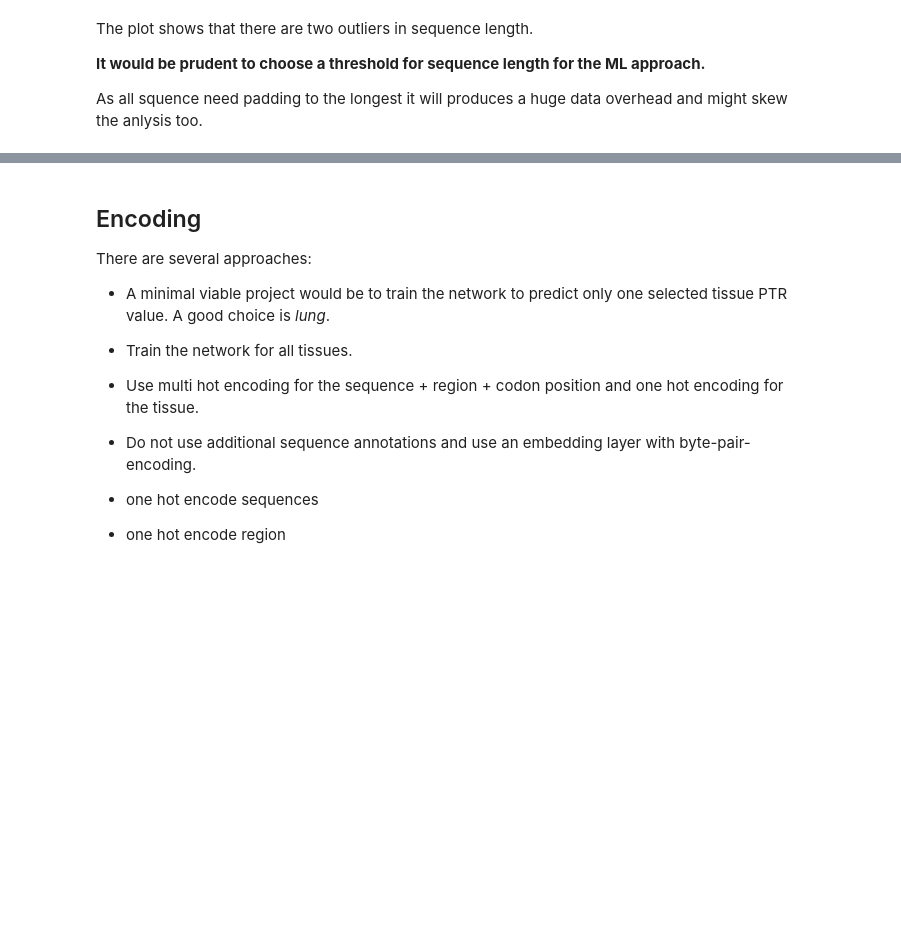
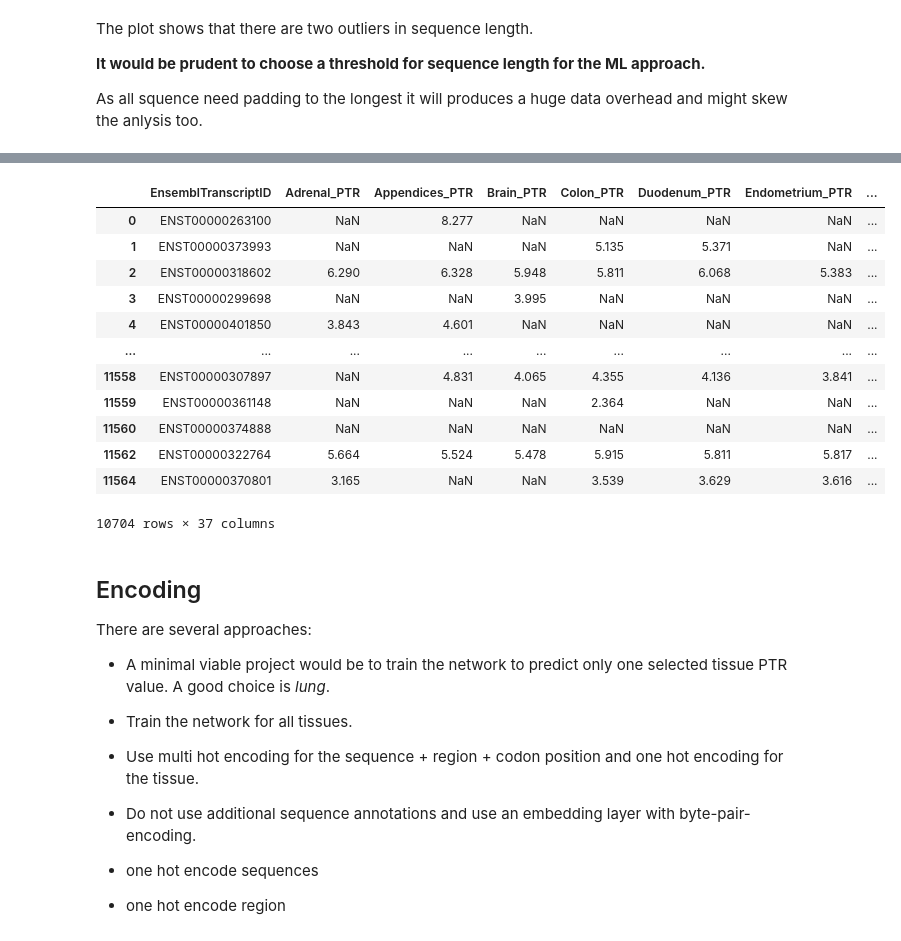
Before and after one commit to bleuchien/PTR-augur, a Jupyter notebook: notebooks/data_preprocessing2.ipynb, the cells around one changed output, grey strips where cells are left out. Cells and saved outputs as stored; diff of their text form; code cells hidden in the pictures; blank space fills up the shorter version.

```diff
--- a/notebooks/data_preprocessing2.ipynb
+++ b/notebooks/data_preprocessing2.ipynb
@@ -478,3 +490,19 @@ As all squence need padding to the longest it will produces a huge data overhead
+# %%
+df
+# %% [output]
+|  | EnsemblTranscriptID | Adrenal_PTR | Appendices_PTR | Brain_PTR | Colon_PTR | Duodenum_PTR | Endometrium_PTR | ... |
+| 0 | ENST00000263100 | NaN | 8.277 | NaN | NaN | NaN | NaN | ... |
+| 1 | ENST00000373993 | NaN | NaN | NaN | 5.135 | 5.371 | NaN | ... |
+| 2 | ENST00000318602 | 6.290 | 6.328 | 5.948 | 5.811 | 6.068 | 5.383 | ... |
+| 3 | ENST00000299698 | NaN | NaN | 3.995 | NaN | NaN | NaN | ... |
+| 4 | ENST00000401850 | 3.843 | 4.601 | NaN | NaN | NaN | NaN | ... |
+| ... | ... | ... | ... | ... | ... | ... | ... | ... |
+| 11558 | ENST00000307897 | NaN | 4.831 | 4.065 | 4.355 | 4.136 | 3.841 | ... |
+| 11559 | ENST00000361148 | NaN | NaN | NaN | 2.364 | NaN | NaN | ... |
+| 11560 | ENST00000374888 | NaN | NaN | NaN | NaN | NaN | NaN | ... |
+| 11562 | ENST00000322764 | 5.664 | 5.524 | 5.478 | 5.915 | 5.811 | 5.817 | ... |
+| 11564 | ENST00000370801 | 3.165 | NaN | NaN | 3.539 | 3.629 | 3.616 | ... |
+10704 rows × 37 columns
 # %% [markdown]
 ## Encoding
 
```
Also changed, not shown: parts of 3 cells of this notebook.
